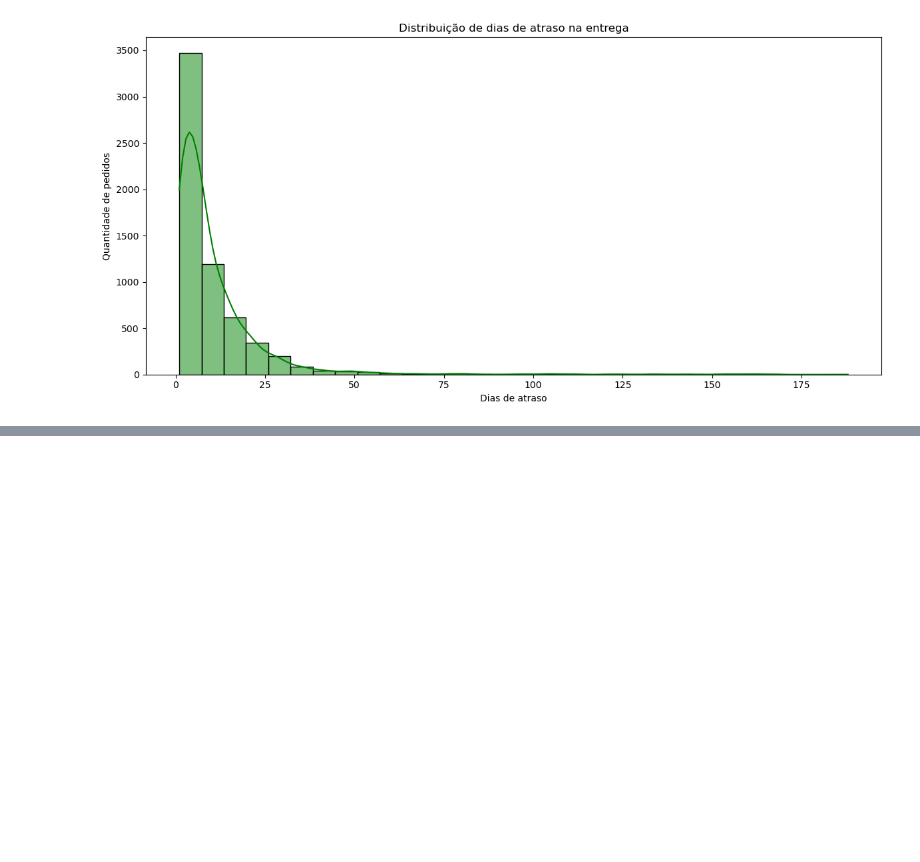
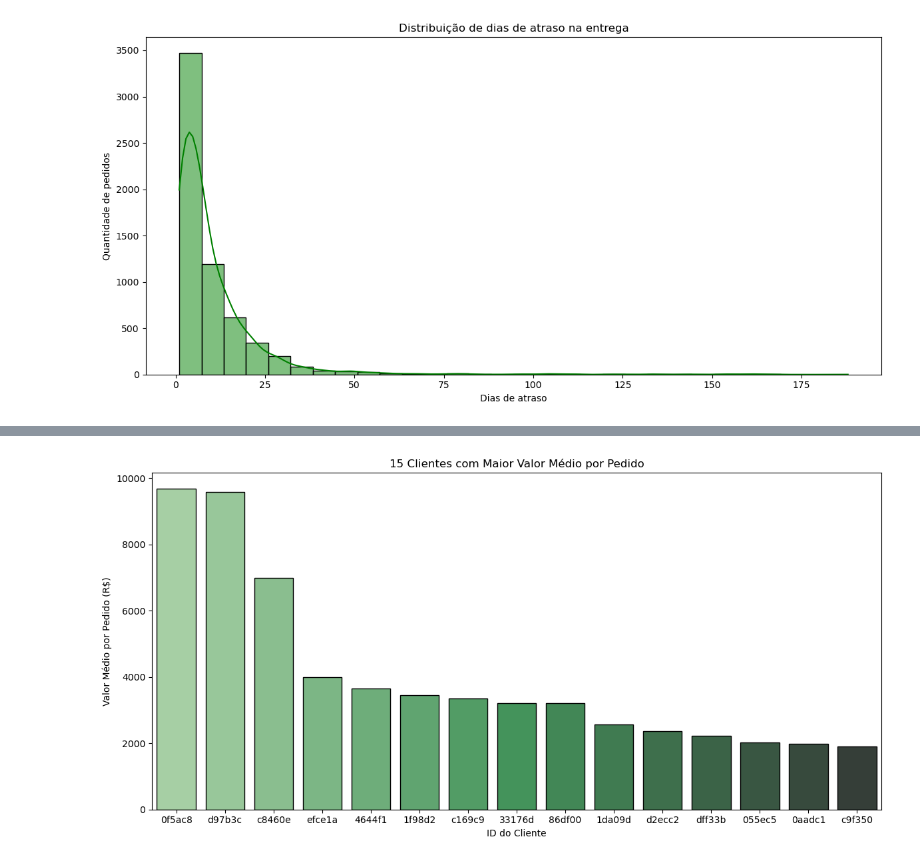
Before and after one commit to LucasArauj99/e-commerce_analytics, a Jupyter notebook: notebooks/04_customers.ipynb, the cells around one changed output, grey strips where cells are left out. Cells and saved outputs as stored; diff of their text form; code cells hidden in the pictures; blank space fills up the shorter version.

```diff
--- a/notebooks/04_customers.ipynb
+++ b/notebooks/04_customers.ipynb
@@ -222,0 +266,27 @@ plt.show()
+# %%
+# 1. Soma dos pagamentos por cliente e pedido
+
+# 2. Média de valor por pedido de cada cliente
+
+pedidos_por_cliente = df.groupby(['customer_unique_id', 'order_id'])['payment_value'].sum().reset_index()
+pedidos_validos = pedidos_por_cliente.groupby('customer_unique_id').filter(lambda x: len(x) > 1)
+
+media_por_cliente = pedidos_validos.groupby('customer_unique_id')['payment_value'].mean().reset_index()
+
+# 3. Ordenando
+media_por_cliente = media_por_cliente.sort_values(by='payment_value', ascending=False)
+
+# 4. Criando coluna com IDs encurtados
+media_por_cliente['short_id'] = media_por_cliente['customer_unique_id'].str[:6]
+
+# 5. Gráfico
+plt.figure(figsize=(12, 6))
+sns.barplot(data=media_por_cliente.head(15), x='short_id', y='payment_value', hue='short_id',
+            palette="Greens_d", edgecolor='black')
+plt.title('15 Clientes com Maior Valor Médio por Pedido')
+plt.xlabel('ID do Cliente')
+plt.ylabel('Valor Médio por Pedido (R$)')
+plt.tight_layout()
+plt.show()
+# %% [output]
+[figure, added]
```
Also changed, not shown: parts of 8 cells of this notebook.
